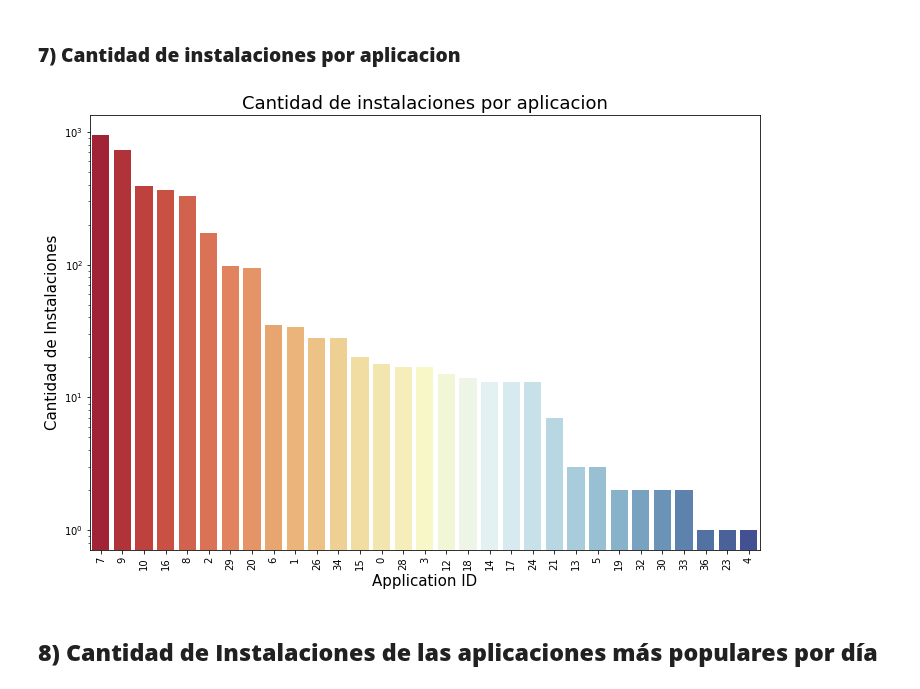
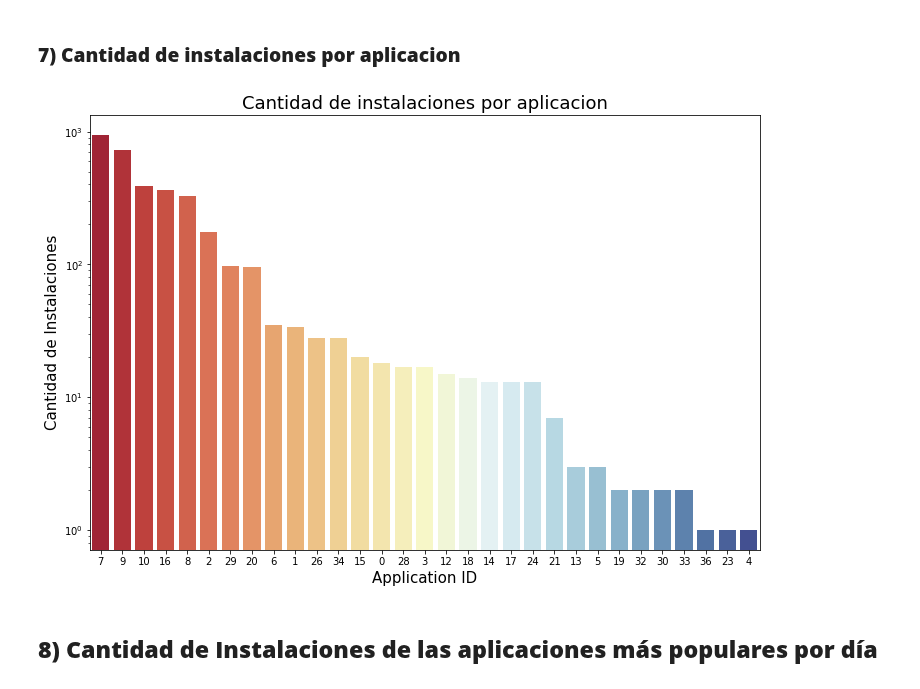
Before and after one commit to Elianagam/orgaDatosTp1, a Jupyter notebook: installs.ipynb, the cells around one changed output. Cells and saved outputs as stored; diff of their text form; code cells hidden in the pictures.

```diff
--- a/installs.ipynb
+++ b/installs.ipynb
@@ -163,14 +161,13 @@ fig.savefig('image/installs_bar_kind.png', bbox_inches = 'tight', pad_inches = 0
 # %%
 plt.figure(figsize=(12, 8))
 app_group = sns.countplot(x='application_id', data=installs, palette='RdYlBu', log=True, \
                           order=installs['application_id'].value_counts().index)
-app_group.set_xticklabels(app_group.get_xticklabels(), rotation=90)
 app_group.set_title("Cantidad de instalaciones por aplicacion", fontsize =18)
 app_group.set_xlabel("Application ID", fontsize = 15)
 app_group.set_ylabel("Cantidad de Instalaciones", fontsize = 15)
 plt.savefig('image/installs_bar_application_id.png')
 # %% [output]
-[figure, old version]
+[figure, new version]
 # %% [markdown]
 ## **8) Cantidad de Instalaciones de las aplicaciones más populares por día**
 # %%
```
Also changed, not shown: parts of 15 cells of this notebook, 1 other file.
